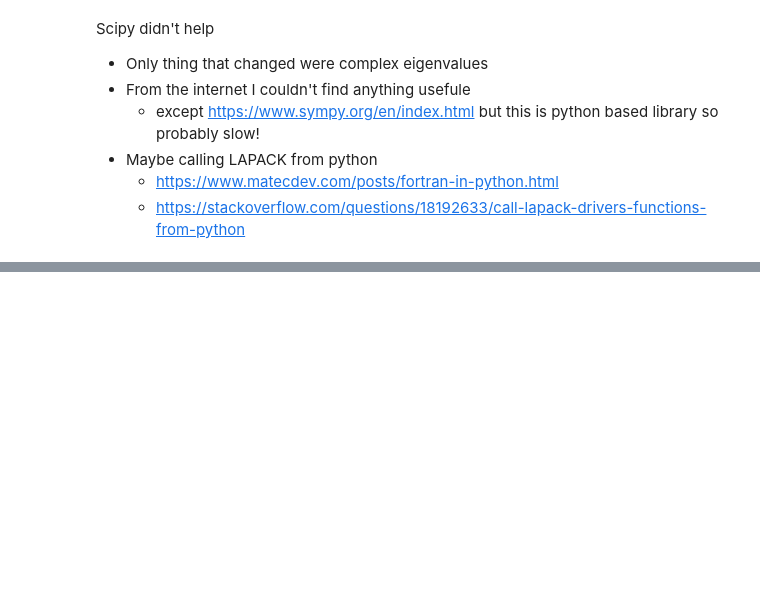
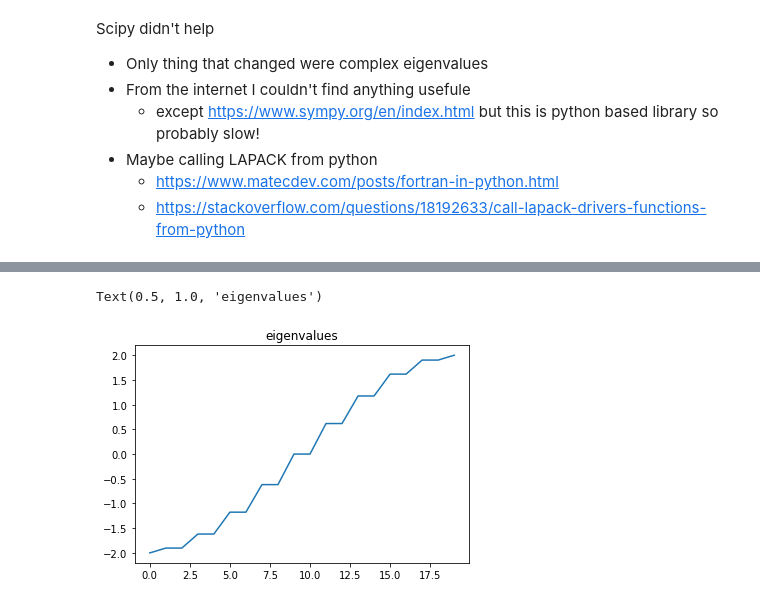
Before and after one commit to mrgulin/Single_shot, a Jupyter notebook: do_experiments.ipynb, the cells around one changed output, grey strips where cells are left out. Drawn from its saved outputs; the diff is of its cells as text; code cells hidden in the pictures; blank space fills up the shorter version.

```diff
--- a/do_experiments.ipynb
+++ b/do_experiments.ipynb
@@ -21,0 +46,6 @@ Scipy didn't help
+# %%
+plt.plot(obj.ei_val)
+plt.title("eigenvalues")
+# %% [output]
+Text(0.5, 1.0, 'eigenvalues')
+[figure, added]
```
Also changed, not shown: parts of 12 cells of this notebook, 1 other file.
